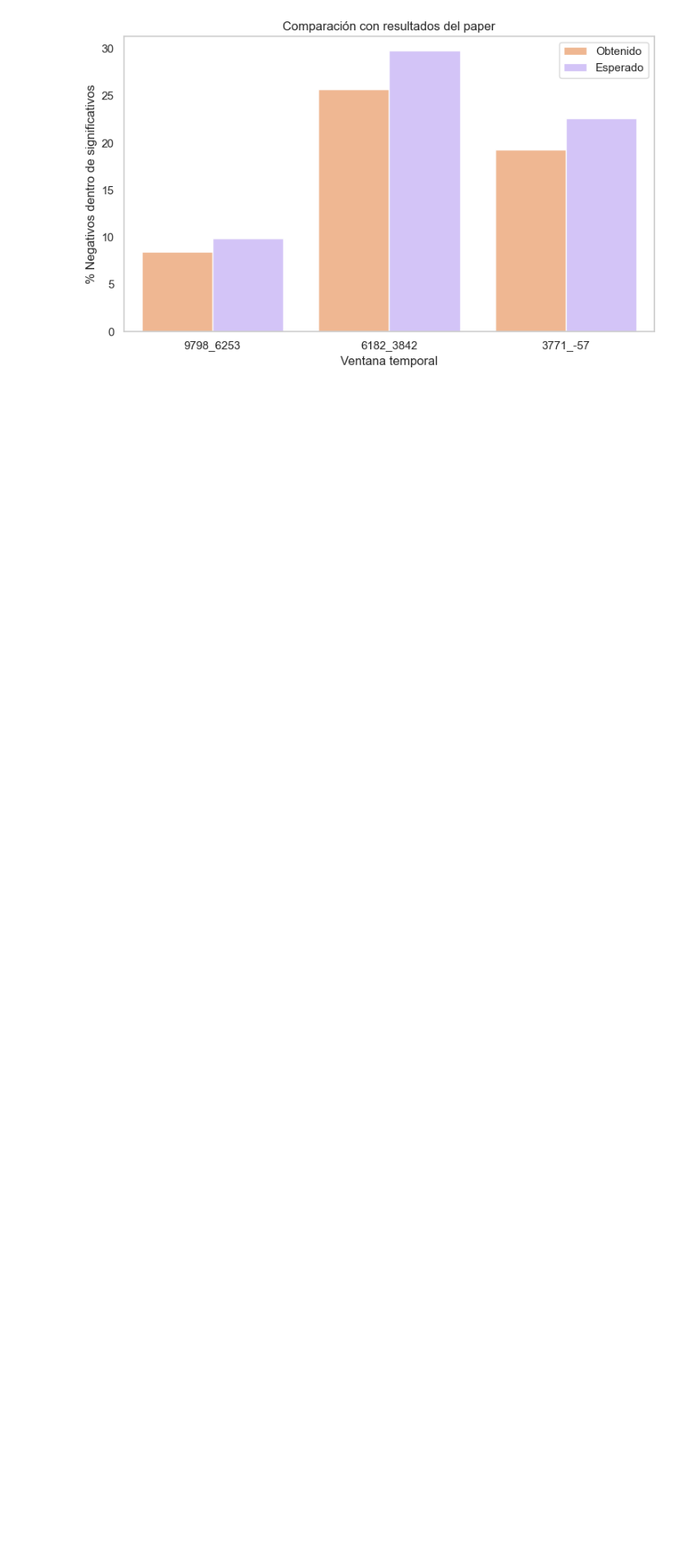
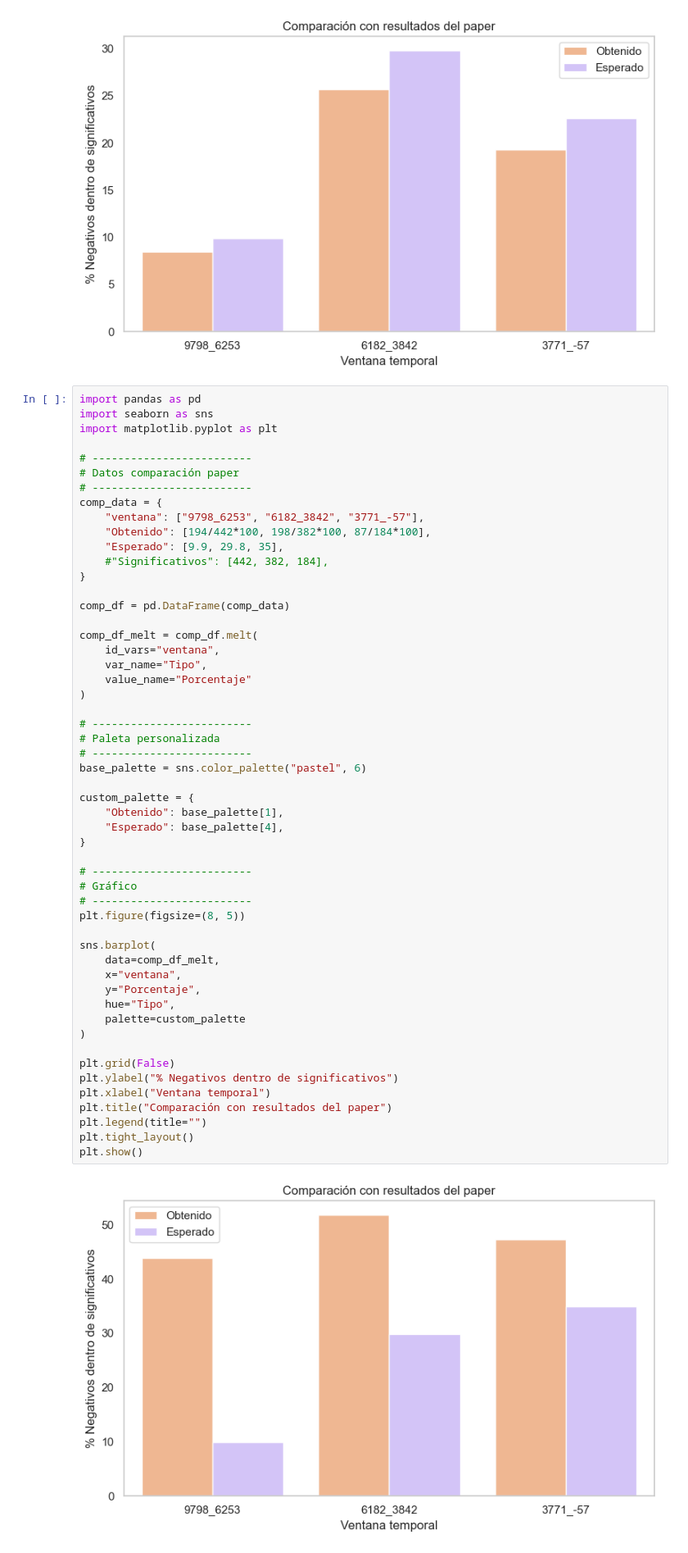
Before and after one commit to anacanoherranz/TFM, a Jupyter notebook: plots_pp.ipynb, the cells around one changed output. Shown at 82% size. Drawn from its saved outputs; the diff is of its cells as text; blank space fills up the shorter version.

```diff
--- a/plots_pp.ipynb
+++ b/plots_pp.ipynb
@@ -224,3 +224,58 @@ plt.tight_layout()
 plt.show()
 # %% [output]
 [figure]
+# %%
+import pandas as pd
+import seaborn as sns
+import matplotlib.pyplot as plt
+
+# -------------------------
+# Datos comparación paper
+# -------------------------
+comp_data = {
+    "ventana": ["9798_6253", "6182_3842", "3771_-57"],
+    "Obtenido": [194/442*100, 198/382*100, 87/184*100],
+    "Esperado": [9.9, 29.8, 35],
+    #"Significativos": [442, 382, 184],
+}
+
+comp_df = pd.DataFrame(comp_data)
+
+comp_df_melt = comp_df.melt(
+    id_vars="ventana",
+    var_name="Tipo",
+    value_name="Porcentaje"
+)
+
+# -------------------------
+# Paleta personalizada
+# -------------------------
+base_palette = sns.color_palette("pastel", 6)
+
+custom_palette = {
+    "Obtenido": base_palette[1],
+    "Esperado": base_palette[4],
+}
+
+# -------------------------
+# Gráfico
+# -------------------------
+plt.figure(figsize=(8, 5))
+
+sns.barplot(
+    data=comp_df_melt,
+    x="ventana",
+    y="Porcentaje",
+    hue="Tipo",
+    palette=custom_palette
+)
+
+plt.grid(False)
+plt.ylabel("% Negativos dentro de significativos")
+plt.xlabel("Ventana temporal")
+plt.title("Comparación con resultados del paper")
+plt.legend(title="")
+plt.tight_layout()
+plt.show()
+# %% [output]
+[figure, added]
```
Also changed, not shown: 54 other files.
